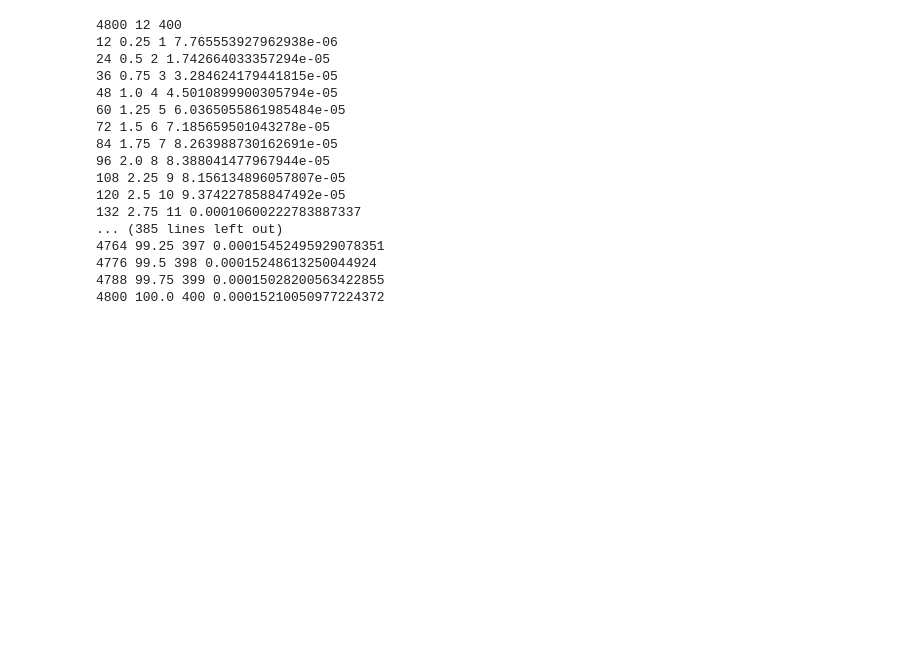
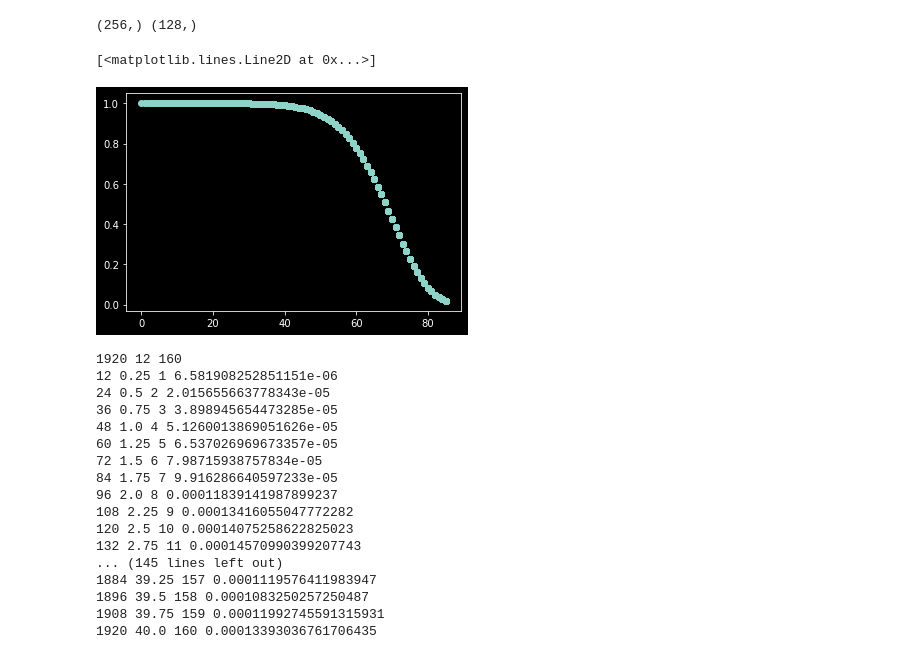
Before and after one commit to rfajber/BaroSphere, a Jupyter notebook: Stochastic_Jet.ipynb, the cells around one changed output. Cells and saved outputs as stored; diff of their text form; code cells hidden in the pictures; blank space fills up the shorter version.

```diff
--- a/Stochastic_Jet.ipynb
+++ b/Stochastic_Jet.ipynb
@@ -7,14 +7,29 @@ import cartopy.crs as ccrs
 import cartopy
 plt.style.use('dark_background')
 B=BaroSphere(
-    ntrunc=63,
+    ntrunc=85,
     dt=1800,
-    damping_order=2,
-    efold=6*3600
+    damping_order=4,
+    efold=6*3600,
+    nlat=128
 )
+
+print(B.lons1.shape,B.lats1.shape)
+
+# note - dt=1800 works well for up to T85
+# 100 days at T85 takes 40 seconds
+# %% [output]
+(256,) (128,)
+# %%
+plt.plot(B.indxn,np.power(B.hyperdiff_fact,1*24*3600/B.dt),'o')
+#plt.xlim([0,)
+#plt.ylim([0.9,1])
+# %% [output]
+[<matplotlib.lines.Line2D at 0x...>]
+[figure, added]
 # %%
 #total number of steps to take
-Nsteps = int(100*24*3600/B.dt)
+Nsteps = int(40*24*3600/B.dt)
 #how often to take snapshots
 dN_snap = int(6*3600/B.dt)
 #total number of snapshots
@@ -44,15 +59,15 @@ tdamp=10*24*3600
 
 #spectral filter for the noise realization
 B.w_indxm_damp = np.ones(len(B.indxm))
-B.w_indxm_damp[B.indxm>20] = 0
-B.w_indxm_damp[B.indxm<14] = 0
+B.w_indxm_damp[B.indxm>14] = 0
+B.w_indxm_damp[B.indxm<10] = 0
 
 #noise realization container
 W = np.zeros(len(B.w_indxm_damp))
 #sine of latitude
 s=np.sin(B.lats*B.a)
 #grid space filter
-damping_window=np.exp( - np.power( (s - 0.7) / 0.15 ,2) )
+damping_window=np.exp( - np.power( (s - 0.7) / 0.1 ,2) )
 
 
 #main time loop
@@ -72,23 +87,23 @@ for i in range(1,Nsteps+1):
         print(i,i*B.dt/3600/24,ksnap,np.max(vrt[ksnap]))
         ksnap += 1
 # %% [output]
-4800 12 400
-12 0.25 1 7.765553927962938e-06
-24 0.5 2 1.742664033357294e-05
-36 0.75 3 3.284624179441815e-05
-48 1.0 4 4.5010899900305794e-05
-60 1.25 5 6.0365055861985484e-05
-72 1.5 6 7.185659501043278e-05
-84 1.75 7 8.263988730162691e-05
-96 2.0 8 8.388041477967944e-05
-108 2.25 9 8.156134896057807e-05
-120 2.5 10 9.374227858847492e-05
-132 2.75 11 0.00010600222783887337
-... (385 lines left out)
-4764 99.25 397 0.00015452495929078351
-4776 99.5 398 0.00015248613250044924
-4788 99.75 399 0.00015028200563422855
-4800 100.0 400 0.00015210050977224372
+1920 12 160
+12 0.25 1 6.581908252851151e-06
+24 0.5 2 2.015655663778343e-05
+36 0.75 3 3.898945654473285e-05
+48 1.0 4 5.1260013869051626e-05
+60 1.25 5 6.537026969673357e-05
+72 1.5 6 7.98715938757834e-05
+84 1.75 7 9.916286640597233e-05
+96 2.0 8 0.00011839141987899237
+108 2.25 9 0.00013416055047772282
+120 2.5 10 0.00014075258622825023
+132 2.75 11 0.00014570990399207743
+... (145 lines left out)
+1884 39.25 157 0.0001119576411983947
+1896 39.5 158 0.0001083250257250487
+1908 39.75 159 0.00011992745591315931
+1920 40.0 160 0.00013393036761706435
 # %%
 u,v=B.get_uv_vrtg(vrt[120:].mean(axis=0))
 
```
Also changed, not shown: parts of 5 cells of this notebook, 3 other files.
